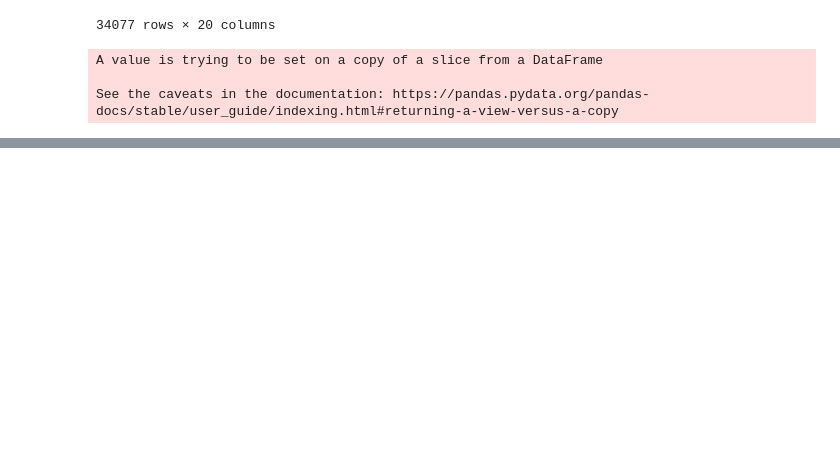
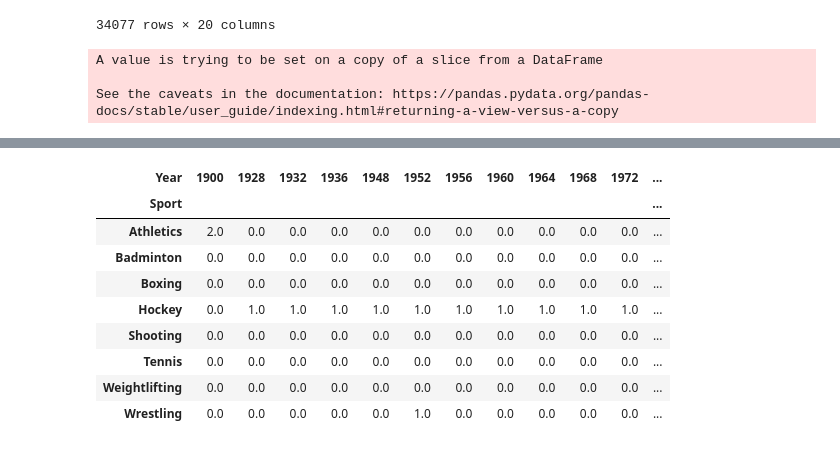
Before and after one commit to katyalmohit/olympic-analysis, a Jupyter notebook: main/analysis.ipynb, the cells around one changed output, grey strips where cells are left out. Cells and saved outputs as stored; diff of their text form; code cells hidden in the pictures; blank space fills up the shorter version.

```diff
--- a/main/analysis.ipynb
+++ b/main/analysis.ipynb
@@ -866,0 +851,14 @@ fig.show()
+# %%
+new_df = temp_df[temp_df['region'] == 'India']
+new_df.pivot_table(index='Sport', columns='Year', values='Medal', aggfunc= 'count').fillna(0)
+# %% [output]
+| Year | 1900 | 1928 | 1932 | 1936 | 1948 | 1952 | 1956 | 1960 | 1964 | 1968 | 1972 | ... |
+| Sport |  |  |  |  |  |  |  |  |  |  |  | ... |
+| Athletics | 2.0 | 0.0 | 0.0 | 0.0 | 0.0 | 0.0 | 0.0 | 0.0 | 0.0 | 0.0 | 0.0 | ... |
+| Badminton | 0.0 | 0.0 | 0.0 | 0.0 | 0.0 | 0.0 | 0.0 | 0.0 | 0.0 | 0.0 | 0.0 | ... |
+| Boxing | 0.0 | 0.0 | 0.0 | 0.0 | 0.0 | 0.0 | 0.0 | 0.0 | 0.0 | 0.0 | 0.0 | ... |
+| Hockey | 0.0 | 1.0 | 1.0 | 1.0 | 1.0 | 1.0 | 1.0 | 1.0 | 1.0 | 1.0 | 1.0 | ... |
+| Shooting | 0.0 | 0.0 | 0.0 | 0.0 | 0.0 | 0.0 | 0.0 | 0.0 | 0.0 | 0.0 | 0.0 | ... |
+| Tennis | 0.0 | 0.0 | 0.0 | 0.0 | 0.0 | 0.0 | 0.0 | 0.0 | 0.0 | 0.0 | 0.0 | ... |
+| Weightlifting | 0.0 | 0.0 | 0.0 | 0.0 | 0.0 | 0.0 | 0.0 | 0.0 | 0.0 | 0.0 | 0.0 | ... |
+| Wrestling | 0.0 | 0.0 | 0.0 | 0.0 | 0.0 | 1.0 | 0.0 | 0.0 | 0.0 | 0.0 | 0.0 | ... |
```
Also changed, not shown: parts of 3 cells of this notebook, 2 other files.
